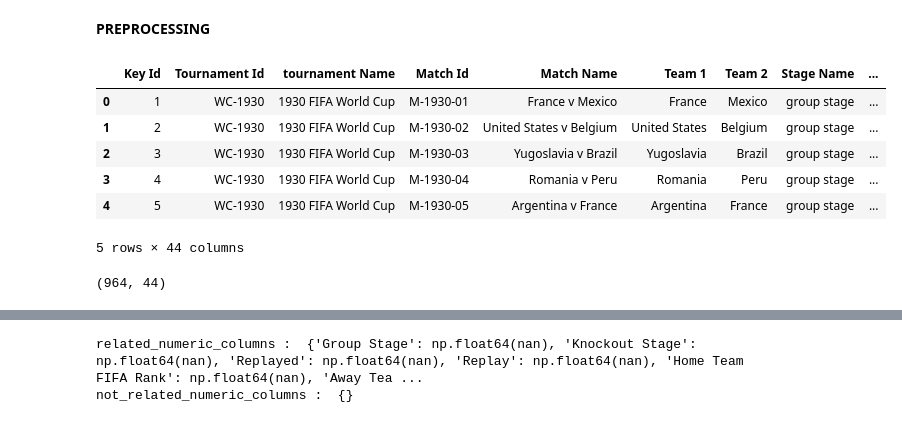
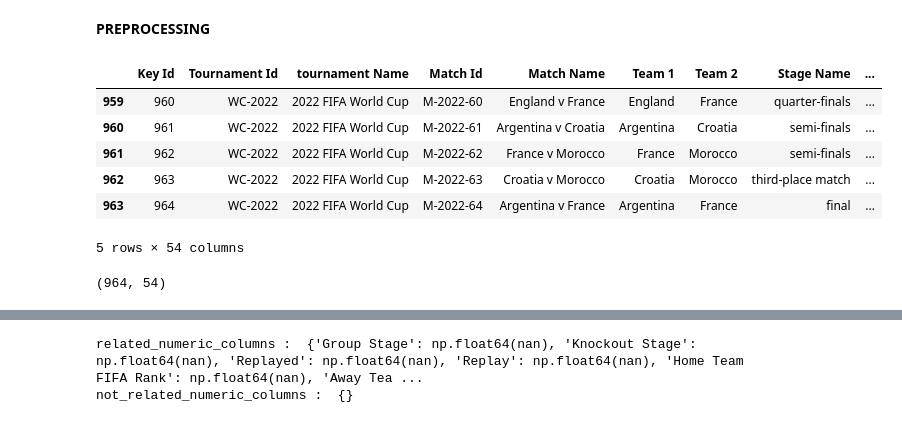
Before and after one commit to Abhieeeh/Fifa-worldcup-2026-prediction-analysis, a Jupyter notebook: preprocessing.ipynb, the cells around one changed output, grey strips where cells are left out. Cells and saved outputs as stored; diff of their text form; code cells hidden in the pictures.

```diff
--- a/preprocessing.ipynb
+++ b/preprocessing.ipynb
@@ -16,21 +21,21 @@ from sklearn.model_selection import train_test_split
 from sklearn.linear_model import LogisticRegression
 from sklearn.metrics import classification_report, confusion_matrix, accuracy_score
 # %%
-df = pd.read_csv("C:\\Users\\Abhishek k\\OneDrive\\Documents\\projects\\mini project ml\\Dataset\\dataset_final1.csv")
+df = pd.read_csv("C:\\Users\\Abhishek k\\OneDrive\\Documents\\projects\\mini project ml\\Dataset\\dataset.csv")
 # %%
-df.head()
+df.tail()
 # %% [output]
 |  | Key Id | Tournament Id | tournament Name | Match Id | Match Name | Team 1 | Team 2 | Stage Name | ... |
-| 0 | 1 | WC-1930 | 1930 FIFA World Cup | M-1930-01 | France v Mexico | France | Mexico | group stage | ... |
-| 1 | 2 | WC-1930 | 1930 FIFA World Cup | M-1930-02 | United States v Belgium | United States | Belgium | group stage | ... |
-| 2 | 3 | WC-1930 | 1930 FIFA World Cup | M-1930-03 | Yugoslavia v Brazil | Yugoslavia | Brazil | group stage | ... |
-| 3 | 4 | WC-1930 | 1930 FIFA World Cup | M-1930-04 | Romania v Peru | Romania | Peru | group stage | ... |
-| 4 | 5 | WC-1930 | 1930 FIFA World Cup | M-1930-05 | Argentina v France | Argentina | France | group stage | ... |
+| 959 | 960 | WC-2022 | 2022 FIFA World Cup | M-2022-60 | England v France | England | France | quarter-finals | ... |
+| 960 | 961 | WC-2022 | 2022 FIFA World Cup | M-2022-61 | Argentina v Croatia | Argentina | Croatia | semi-finals | ... |
+| 961 | 962 | WC-2022 | 2022 FIFA World Cup | M-2022-62 | France v Morocco | France | Morocco | semi-finals | ... |
+| 962 | 963 | WC-2022 | 2022 FIFA World Cup | M-2022-63 | Croatia v Morocco | Croatia | Morocco | third-place match | ... |
+| 963 | 964 | WC-2022 | 2022 FIFA World Cup | M-2022-64 | Argentina v France | Argentina | France | final | ... |
-5 rows × 44 columns
+5 rows × 54 columns
 # %%
 df.shape
 # %% [output]
-(964, 44)
+(964, 54)
 # %%
 df.info()
 # %% [output]
```
Also changed, not shown: parts of 31 cells of this notebook.
